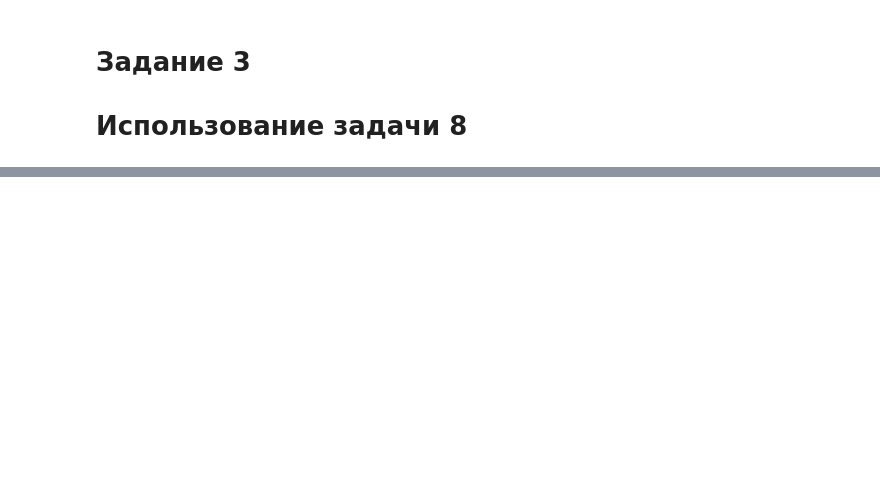
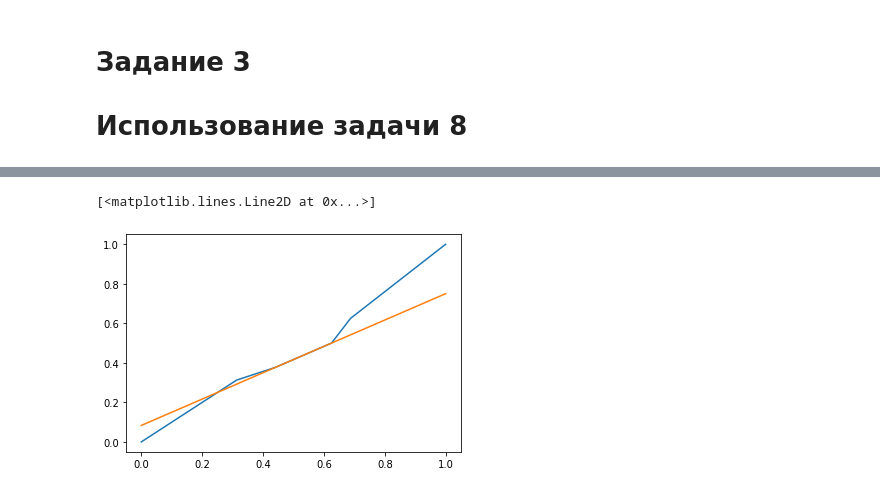
Before and after one commit to rw404/MS, a Jupyter notebook: Distributions.ipynb, the cells around one changed output, grey strips where cells are left out. Saved outputs shown, nothing was run; the diff lists cells and outputs as text; code cells hidden in the pictures; blank space fills up the shorter version.

```diff
--- a/Distributions.ipynb
+++ b/Distributions.ipynb
@@ -289,0 +333,40 @@ plt.plot(x_8, func(x_8))
+# %%
+e = np.zeros((1000))
+
+for i in range(1000):
+    e[i] = Gen()
+
+def func1(x):
+    ans = np.zeros_like(x)
+
+    a = 1/5
+    b = 0
+    for i in range(len(ans)):
+        if x[i] < 0:
+            b = 0
+        elif x[i] < 5/16:
+            b = x[i]
+        elif x[i] < 7/16:
+            b = 5/16 + 1/2 * (x[i] - 5/16)
+        elif x[i] < 10/16:
+            b = 6/16 + 2/3 * (x[i] - 7/16)
+        elif x[i] < 11/16:
+            b = 8/16 + 2 * (x[i] - 10/16)
+        elif x[i] < 1:
+            b = 10/16 + 6/5 * (x[i] - 11/16)
+        else:
+            b = 1
+        ans[i] = b
+        b = 0
+    return ans
+start_8 = 1.5
+stop_8 = -0.5
+
+x_8 = np.linspace(start = 0.0, stop = 1.0, num = 1000)
+
+plt.plot(x_8, func1(x_8))
+test_func = lambda x: 2/3 * x  + 4/48
+plt.plot(x_8, test_func(x_8))
+# %% [output]
+[<matplotlib.lines.Line2D at 0x...>]
+[figure, added]
```
Also changed, not shown: parts of 62 cells of this notebook.
